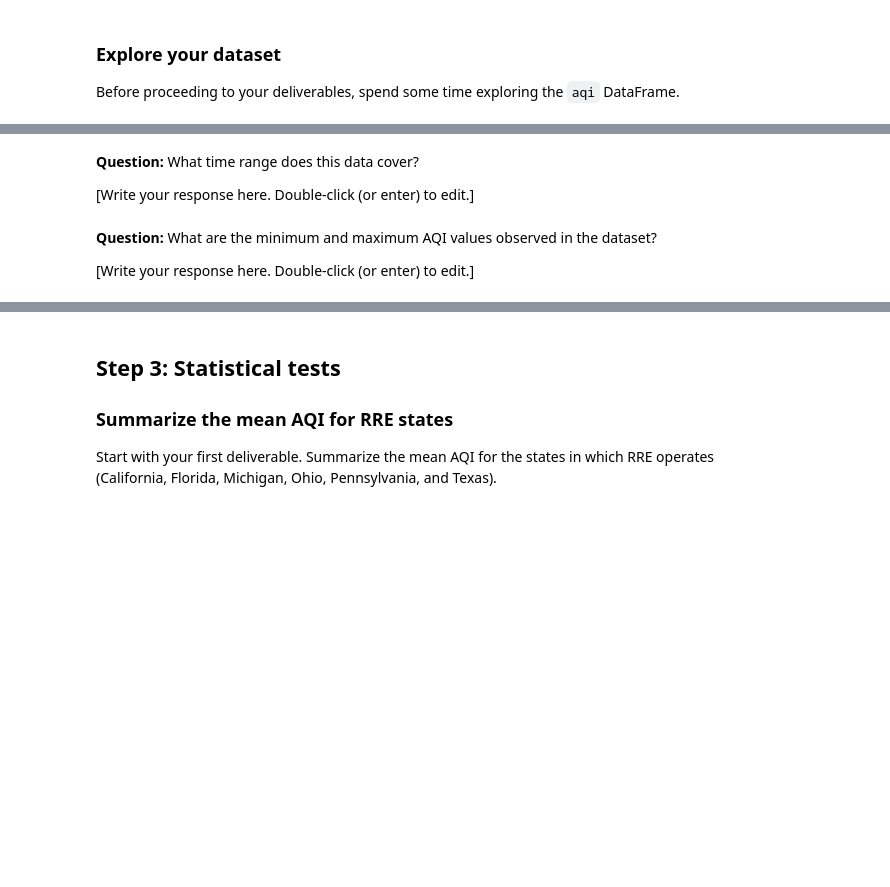
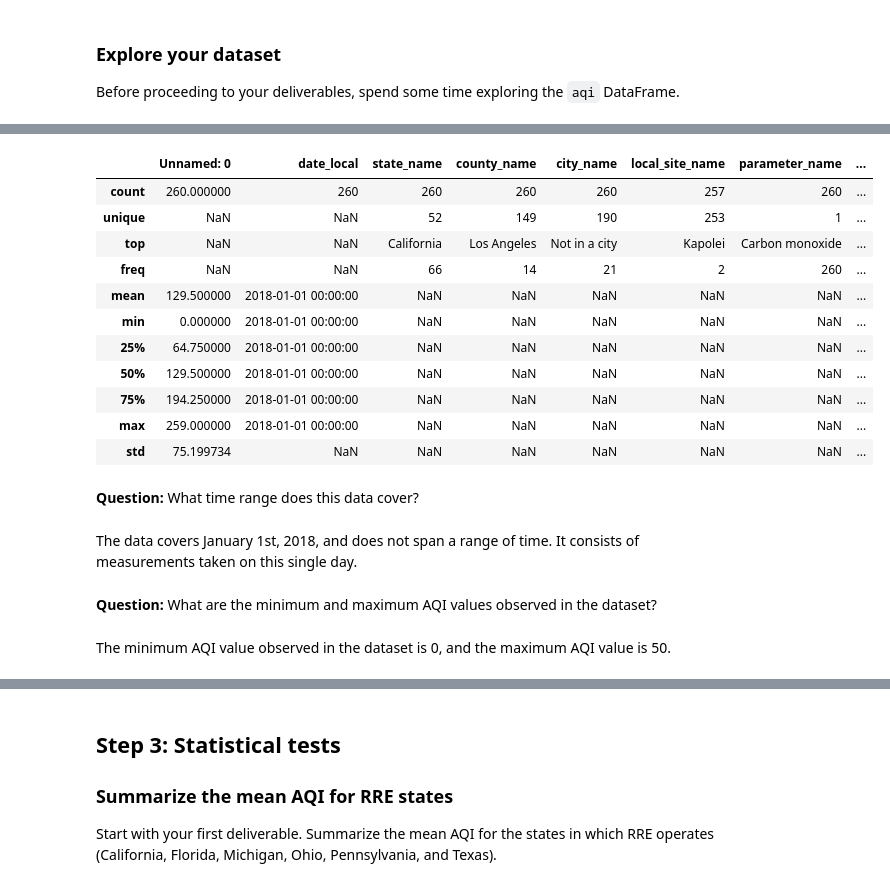
Before and after one commit to Cyberoctane29/Python-For-Data-Analysis, a Jupyter notebook: Course-4/Module_4/2_explore_confidence_intervals.ipynb, the cells around one changed output, grey strips where cells are left out. Drawn from its saved outputs; the diff is of its cells as text; code cells hidden in the pictures; blank space fills up the shorter version.

```diff
--- a/Course-4/Module_4/2_explore_confidence_intervals.ipynb
+++ b/Course-4/Module_4/2_explore_confidence_intervals.ipynb
@@ -42,12 +61,25 @@ Before proceeding to your deliverables, spend some time exploring the `aqi` Data
 # %%
 # Explore your DataFrame `aqi`.
 
-### YOUR CODE HERE ###
+aqi.describe(include='all')
+# %% [output]
+|  | Unnamed: 0 | date_local | state_name | county_name | city_name | local_site_name | parameter_name | ... |
+| count | 260.000000 | 260 | 260 | 260 | 260 | 257 | 260 | ... |
+| unique | NaN | NaN | 52 | 149 | 190 | 253 | 1 | ... |
+| top | NaN | NaN | California | Los Angeles | Not in a city | Kapolei | Carbon monoxide | ... |
+| freq | NaN | NaN | 66 | 14 | 21 | 2 | 260 | ... |
+| mean | 129.500000 | 2018-01-01 00:00:00 | NaN | NaN | NaN | NaN | NaN | ... |
+| min | 0.000000 | 2018-01-01 00:00:00 | NaN | NaN | NaN | NaN | NaN | ... |
+| 25% | 64.750000 | 2018-01-01 00:00:00 | NaN | NaN | NaN | NaN | NaN | ... |
+| 50% | 129.500000 | 2018-01-01 00:00:00 | NaN | NaN | NaN | NaN | NaN | ... |
+| 75% | 194.250000 | 2018-01-01 00:00:00 | NaN | NaN | NaN | NaN | NaN | ... |
+| max | 259.000000 | 2018-01-01 00:00:00 | NaN | NaN | NaN | NaN | NaN | ... |
+| std | 75.199734 | NaN | NaN | NaN | NaN | NaN | NaN | ... |
 # %% [markdown]
 **Question:** What time range does this data cover?
-
-[Write your response here. Double-click (or enter) to edit.]
+# %% [markdown]
+The data covers January 1st, 2018, and does not span a range of time. It consists of measurements taken on this single day.
 # %% [markdown]
 **Question:** What are the minimum and maximum AQI values observed in the dataset?
-
-[Write your response here. Double-click (or enter) to edit.]
+# %% [markdown]
+The minimum AQI value observed in the dataset is 0, and the maximum AQI value is 50.
```
Also changed, not shown: parts of 26 cells of this notebook, 1 other file.
